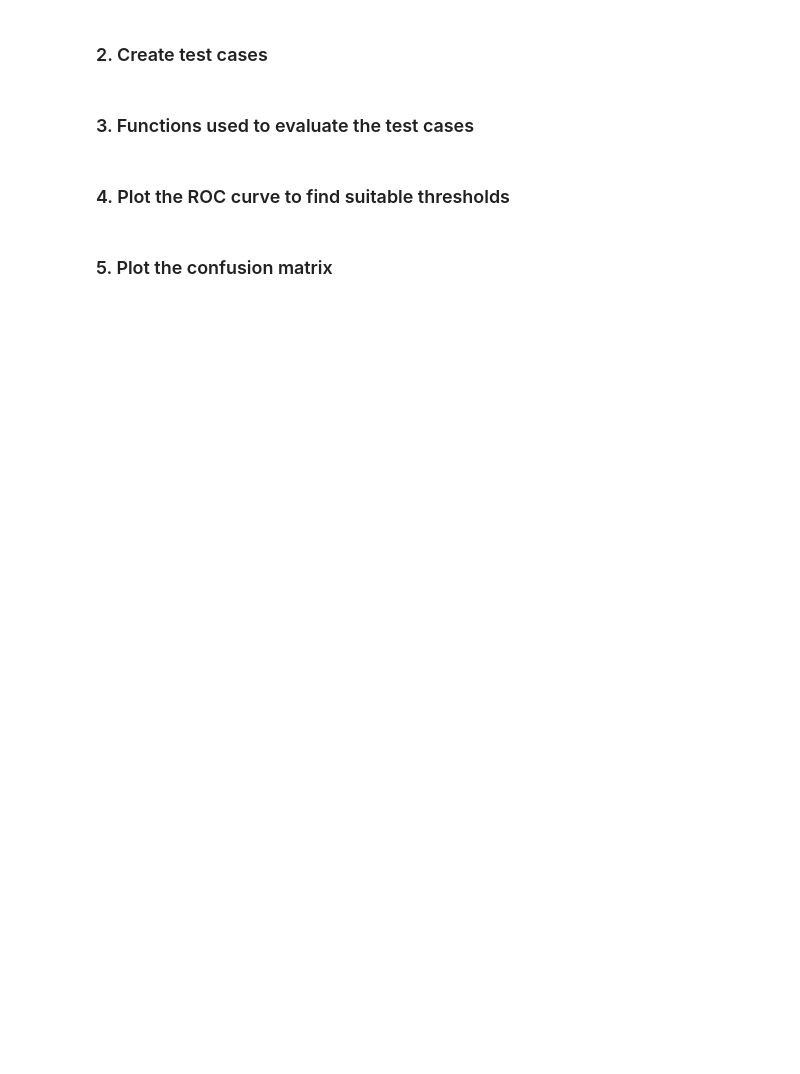
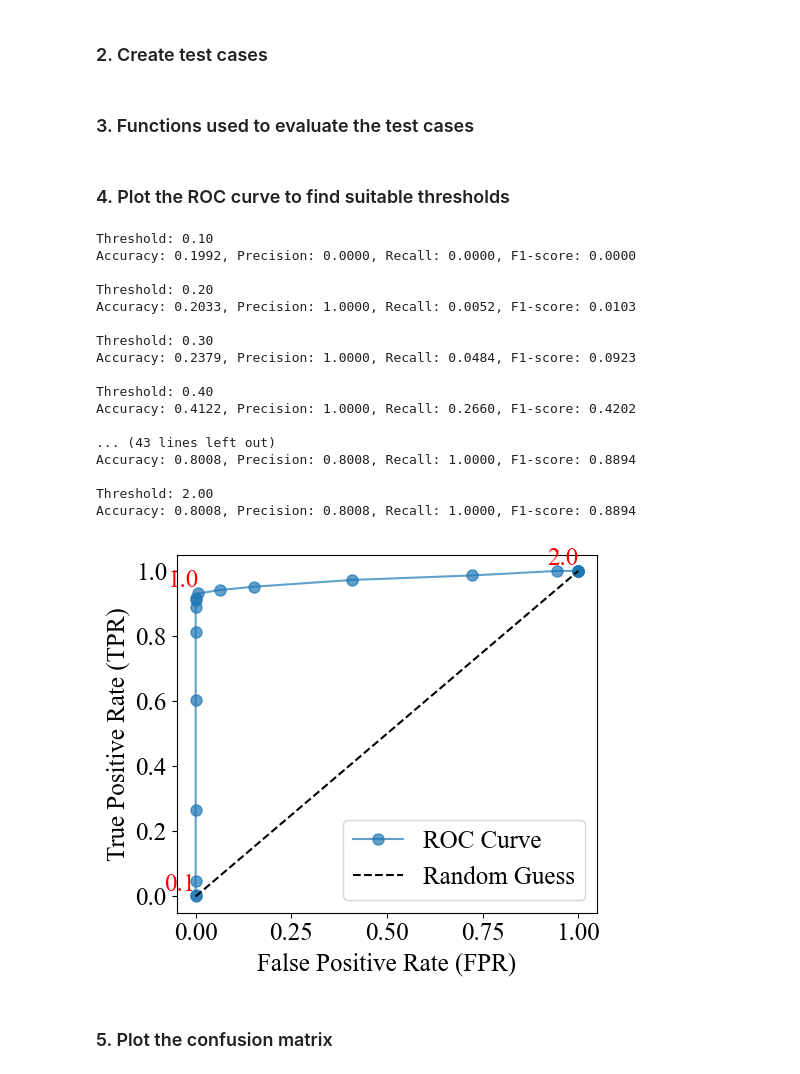
Before and after one commit to DATX11-DIT561-VT25-93/DATX11-DIT561-VT25-93, a Jupyter notebook: flaskr/app/functionality/performance_test_recognition.ipynb, the cells around one changed output. Cells and saved outputs as stored; diff of their text form; code cells hidden in the pictures; blank space fills up the shorter version.

```diff
--- a/flaskr/app/functionality/performance_test_recognition.ipynb
+++ b/flaskr/app/functionality/performance_test_recognition.ipynb
@@ -122,35 +165,7 @@ import pandas as pd
 
 VERIFICATION_THRESHOLDS = np.arange(0.1, 2.1, 0.1) # Used for comparing the likeness of two feature vectors
 
-""" # Global font
-mpl.rcParams['font.family'] = 'Times New Roman'
-
-# Global font size
-mpl.rcParams['font.size'] = 18 """
-
-def run_test(y_true, threshold, thresholds=VERIFICATION_THRESHOLDS):
-    y_pred = []
-
-    # Test the verification functionality on each test case pair
-    for f_vect_1, f_vect_2, has_same_face, p1, p2 in all_test_cases:
-        prediction = compare_faces_euclidean(f_vect_1, f_vect_2, threshold=threshold) #prediction, distance = compare_faces_euclidean(f_vect_1, f_vect_2)
-        y_pred.append(prediction)
-        if prediction == has_same_face:
-            pass
-        else:
-            #print(f'Incorrect prediction for persons {p1} and {p2}')
-            pass
-
-    accuracy = accuracy_score(y_true, y_pred)
-    precision = precision_score(y_true, y_pred, zero_division=0)
-    recall = recall_score(y_true, y_pred)
-    f1 = f1_score(y_true, y_pred)
-
-    print(f"Treshold: {threshold:.1f}\nAccuracy: {accuracy:.4f}, Precision: {precision:.4f}, Recall: {recall:.4f}, F1-score: {f1:.4f}\n")
-
-    return y_pred
-
-def run_test_(y_true, thresholds=VERIFICATION_THRESHOLDS):
+def run_test(y_true, thresholds=VERIFICATION_THRESHOLDS):
     y_pred_li = []
     rows = []
 
@@ -181,6 +196,8 @@ def run_test_(y_true, thresholds=VERIFICATION_THRESHOLDS):
             'Precision': precision,
             'Recall': recall,
             'F1-score': f1,
+            'Undetected': n_undetected,
+            'Misaligned': n_misaligned
         })
 
         print(f"Threshold: {threshold:.2f}")
@@ -192,13 +209,32 @@ def run_test_(y_true, thresholds=VERIFICATION_THRESHOLDS):
 # %% [markdown]
 ### 4. Plot the ROC curve to find suitable thresholds
 # %%
-from plotting import plot_conf_mat, plot_ROC
+from plotting import plot_ROC
 
 y_true = [test_case[2] for test_case in all_test_cases] # Create list consisting of the correct classifications
 
-y_pred_list, test_data = run_test_(y_true)
+y_pred_list, test_data = run_test(y_true)
 
 plot_ROC(y_true, y_pred_list, VERIFICATION_THRESHOLDS, 1)
+# %% [output]
+Threshold: 0.10
+Accuracy: 0.1992, Precision: 0.0000, Recall: 0.0000, F1-score: 0.0000
+
+Threshold: 0.20
+Accuracy: 0.2033, Precision: 1.0000, Recall: 0.0052, F1-score: 0.0103
+
+Threshold: 0.30
+Accuracy: 0.2379, Precision: 1.0000, Recall: 0.0484, F1-score: 0.0923
+
+Threshold: 0.40
+Accuracy: 0.4122, Precision: 1.0000, Recall: 0.2660, F1-score: 0.4202
+
+... (43 lines left out)
+Accuracy: 0.8008, Precision: 0.8008, Recall: 1.0000, F1-score: 0.8894
+
+Threshold: 2.00
+Accuracy: 0.8008, Precision: 0.8008, Recall: 1.0000, F1-score: 0.8894
+[figure, added]
 # %% [markdown]
 ### 5. Plot the confusion matrix
 # %%
```
Also changed, not shown: parts of 6 cells of this notebook.
